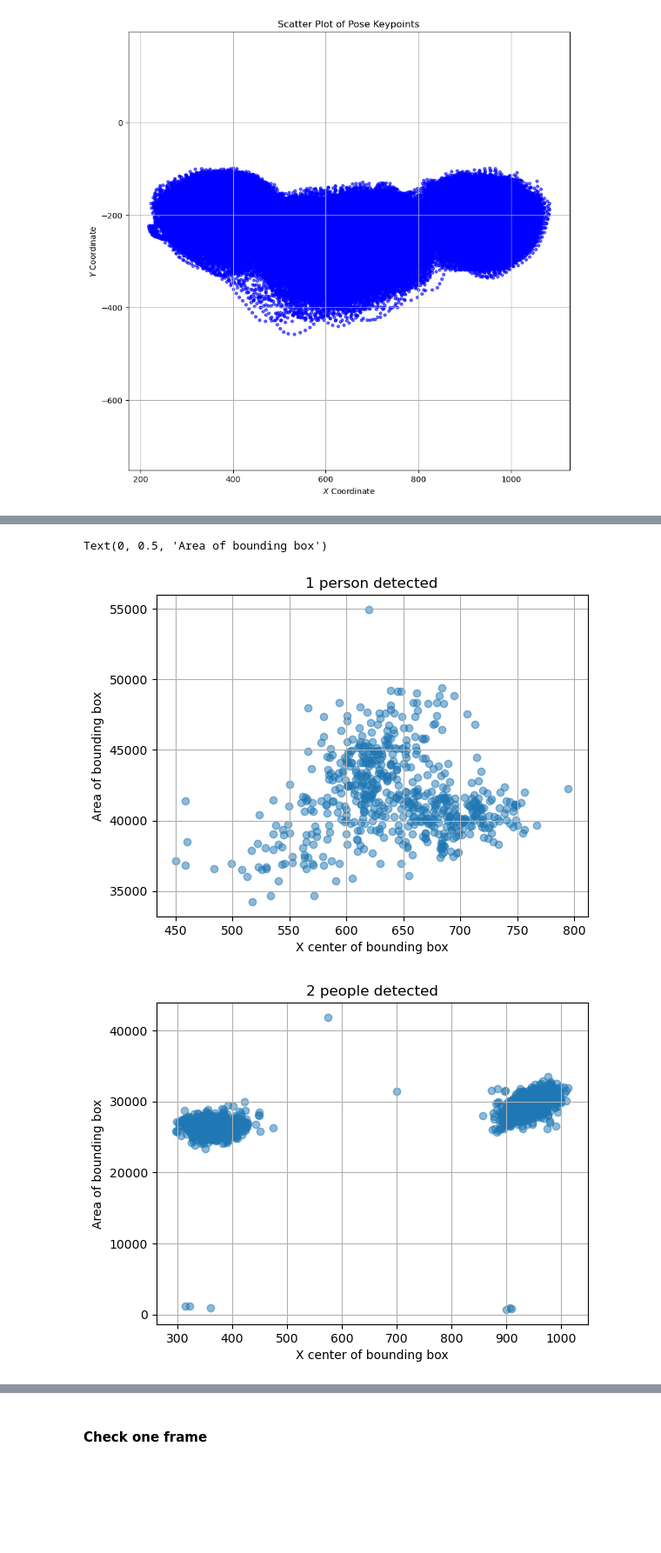
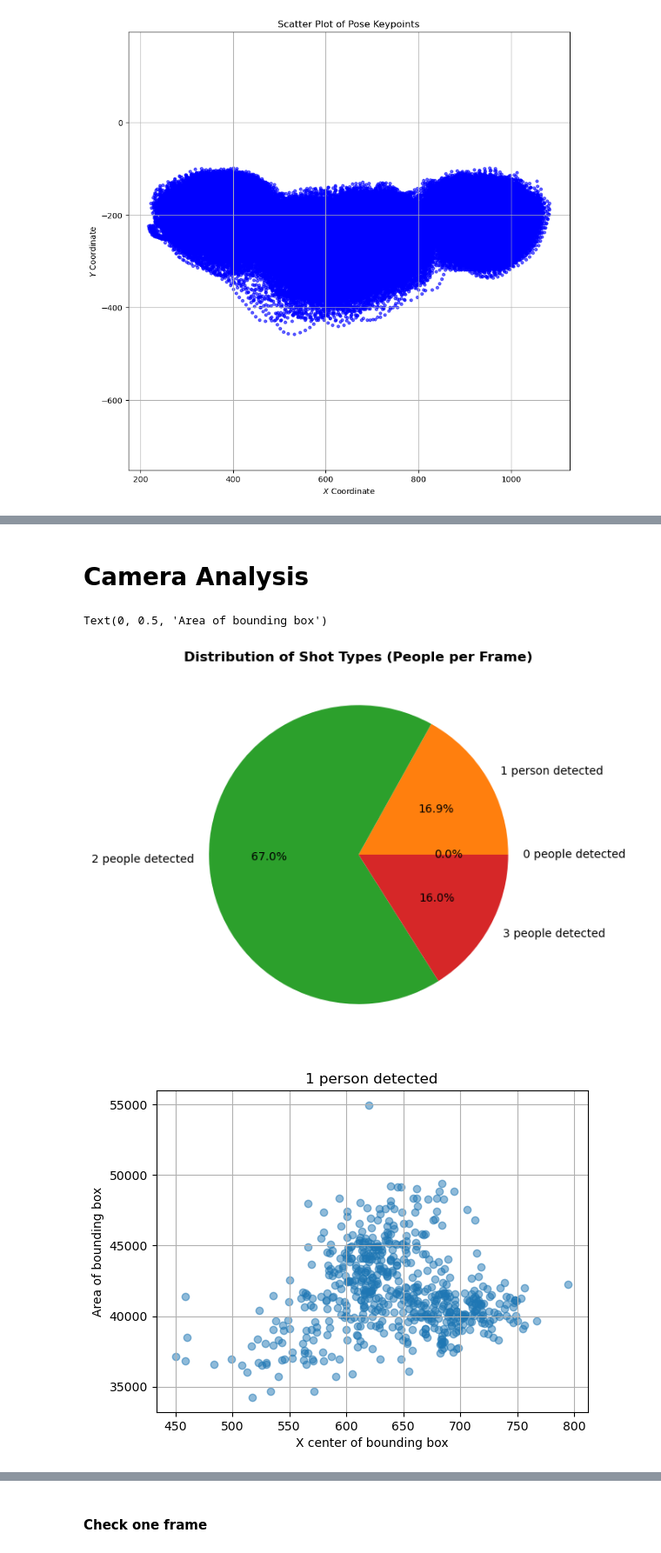
Before and after one commit to Dinisas/Big-Data, a Jupyter notebook: project_eda_visual.ipynb, the cells around one changed output, grey strips where cells are left out. Shown at 87% size. Cells and saved outputs as stored; diff of their text form; code cells hidden in the pictures; blank space fills up the shorter version.

```diff
--- a/project_eda_visual.ipynb
+++ b/project_eda_visual.ipynb
@@ -472,6 +518,9 @@ plt.grid(True)
+# %% [markdown]
+# Camera Analysis
 # %%
 x_cs1, x_cs2, x_cs3 =[], [], []
 areas1, areas2, areas3 =[], [], []
+count0,count1,count2,count3=0,0,0,0
 
 for frame in data['Fer']:
     if len(frame) > 0:
@@ -484,34 +533,53 @@ for frame in data['Fer']:
                 if len(frame) ==1:
                     x_cs1.append(x_c)
                     areas1.append(area)
+                    count1+=1
+
                 elif len(frame) ==2:
                     x_cs2.append(x_c)
                     areas2.append(area)
+                    count2+=1
+
                 elif len(frame) ==3:
                     x_cs3.append(x_c)
                     areas3.append(area)
+                    count3+=1
+    else:
+        count0+=1
+
+counts_all = count0+count1+count2+count3
+count0 /= counts_all
+count1 /= counts_all
+count2 /= counts_all
+count3 /= counts_all
+plt.figure(figsize=(10,6))
+plt.pie([count0,count1,count2,count3],
+        labels=['0 people detected', '1 person detected', '2 people detected', '3 people detected'],
+        autopct='%1.1f%%')
+plt.title('Distribution of Shot Types (People per Frame)', fontweight='bold')
+
 
 plt.figure()
 plt.scatter(x_cs1, areas1, alpha=0.5)
 plt.grid(True)
 plt.title('1 person detected')
 plt.xlabel('X center of bounding box')
 plt.ylabel('Area of bounding box')
 
 plt.figure()
 plt.scatter(x_cs2, areas2, alpha=0.5)
 plt.grid(True)
 plt.title('2 people detected')
 plt.xlabel('X center of bounding box')
 plt.ylabel('Area of bounding box')
 
 plt.figure()
 plt.scatter(x_cs3, areas3, alpha=0.5)
 plt.grid(True)
 plt.title('3 people detected')
 plt.xlabel('X center of bounding box')
 plt.ylabel('Area of bounding box')
 # %% [output]
 Text(0, 0.5, 'Area of bounding box')
-[figure, old version]
+[figure, new version]
-[figure, old version]
+[figure, new version]
```
Also changed, not shown: parts of 11 cells of this notebook.
